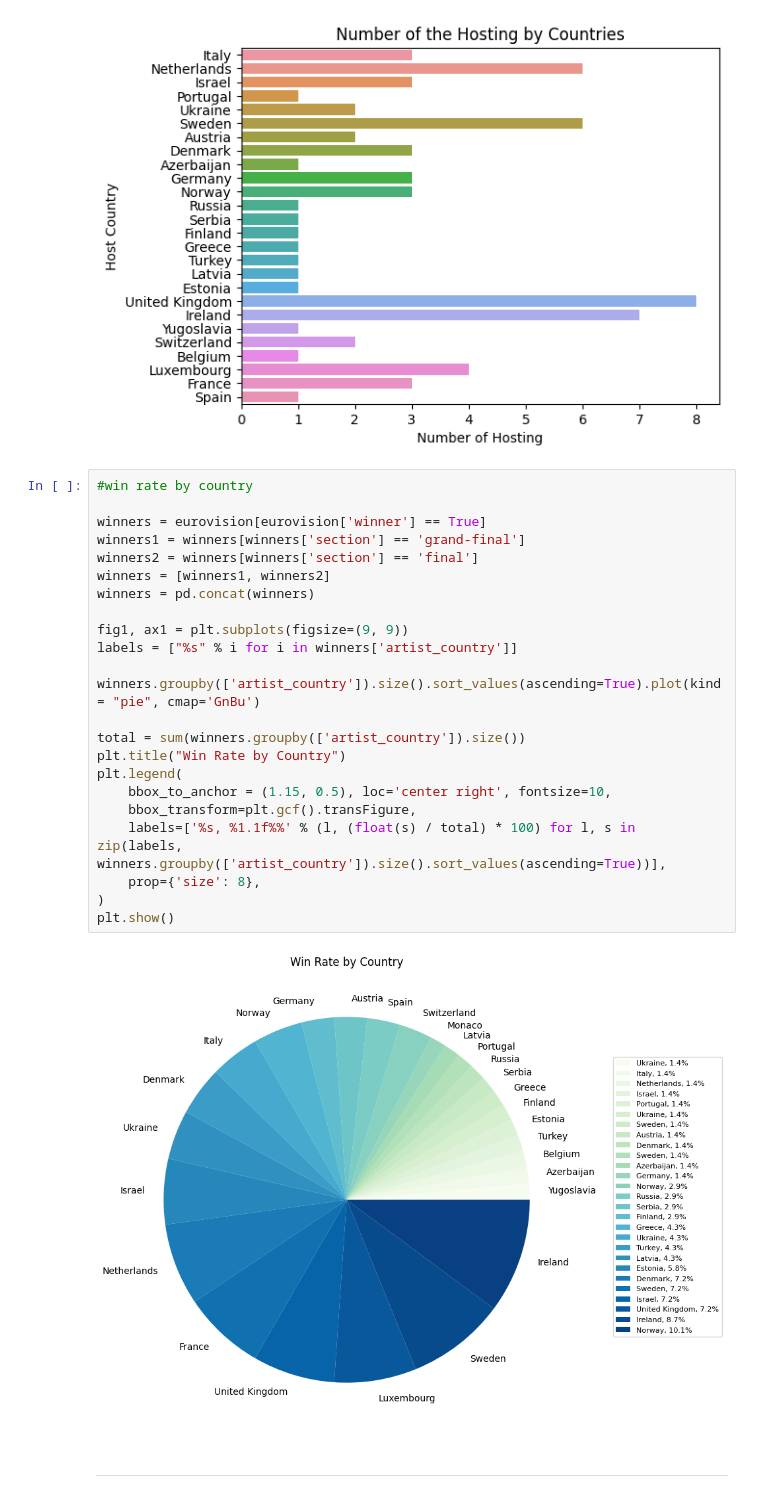
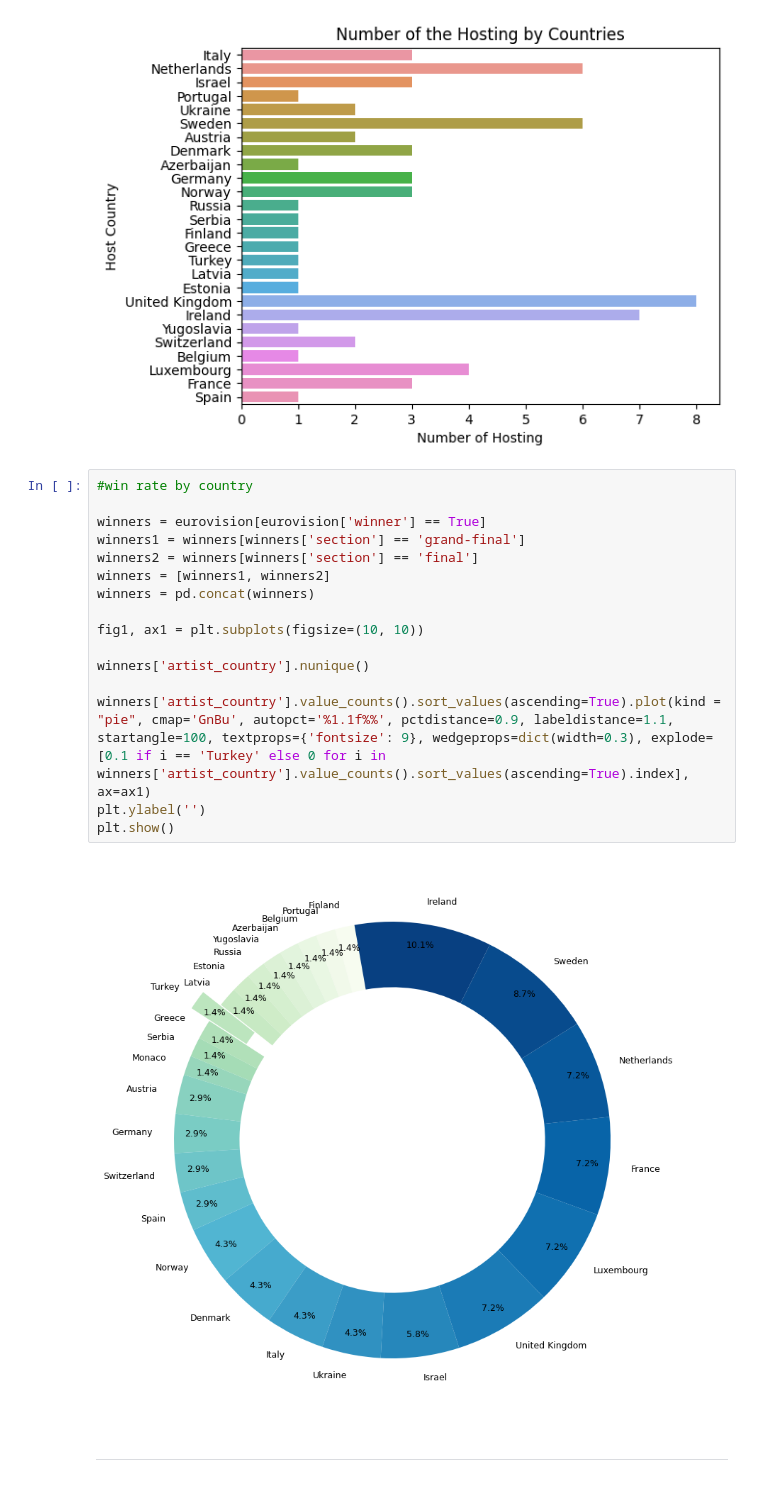
Before and after one commit to sedataskan/eurovision, a Jupyter notebook: eurovision.ipynb, the cells around one changed output. Drawn from its saved outputs; the diff is of its cells as text.

```diff
--- a/eurovision.ipynb
+++ b/eurovision.ipynb
@@ -79,28 +79,21 @@ plt.show()
 # %%
 #win rate by country
 
 winners = eurovision[eurovision['winner'] == True]
 winners1 = winners[winners['section'] == 'grand-final']
 winners2 = winners[winners['section'] == 'final']
 winners = [winners1, winners2]
 winners = pd.concat(winners)
 
-fig1, ax1 = plt.subplots(figsize=(9, 9))
-labels = ["%s" % i for i in winners['artist_country']]
+fig1, ax1 = plt.subplots(figsize=(10, 10))
 
-winners.groupby(['artist_country']).size().sort_values(ascending=True).plot(kind = "pie", cmap='GnBu')
+winners['artist_country'].nunique()
 
-total = sum(winners.groupby(['artist_country']).size())
-plt.title("Win Rate by Country")
-plt.legend(
-    bbox_to_anchor = (1.15, 0.5), loc='center right', fontsize=10,
-    bbox_transform=plt.gcf().transFigure,
-    labels=['%s, %1.1f%%' % (l, (float(s) / total) * 100) for l, s in zip(labels, winners.groupby(['artist_country']).size().sort_values(ascending=True))],
-    prop={'size': 8},
-)
+winners['artist_country'].value_counts().sort_values(ascending=True).plot(kind = "pie", cmap='GnBu', autopct='%1.1f%%', pctdistance=0.9, labeldistance=1.1, startangle=100, textprops={'fontsize': 9}, wedgeprops=dict(width=0.3), explode=[0.1 if i == 'Turkey' else 0 for i in winners['artist_country'].value_counts().sort_values(ascending=True).index], ax=ax1)
+plt.ylabel('')
 plt.show()
 # %% [output]
-[figure, old version]
+[figure, new version]
 # %% [markdown]
 ------------
 # %% [markdown]
```
Also changed, not shown: parts of 5 cells of this notebook.
